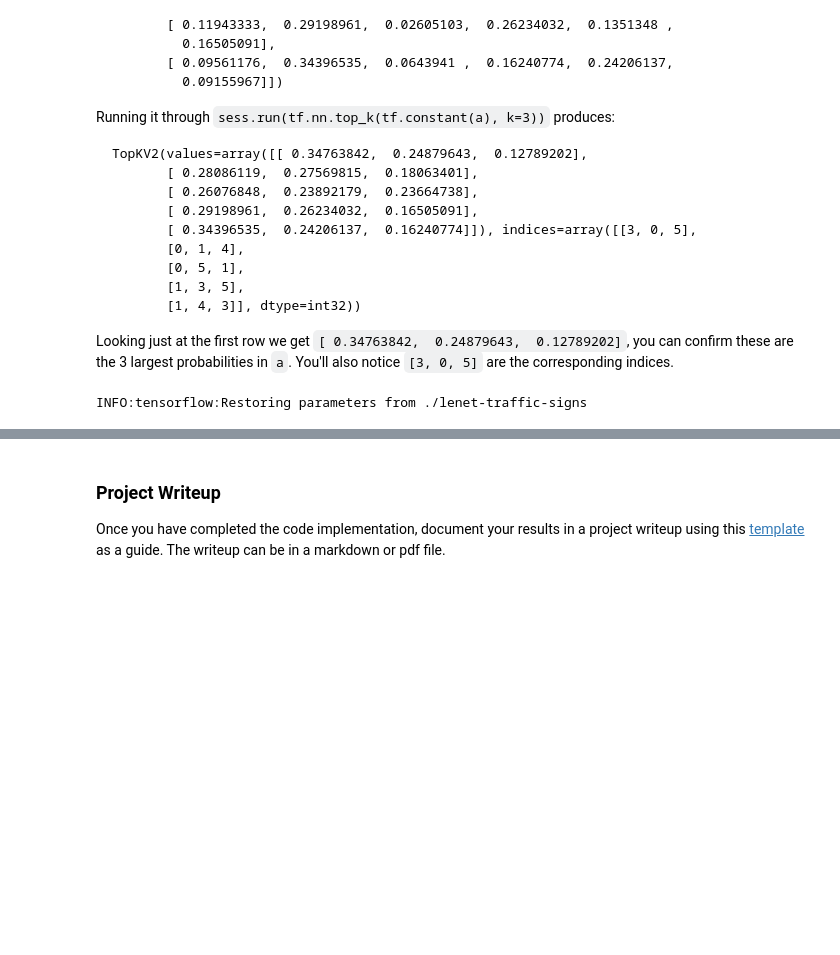
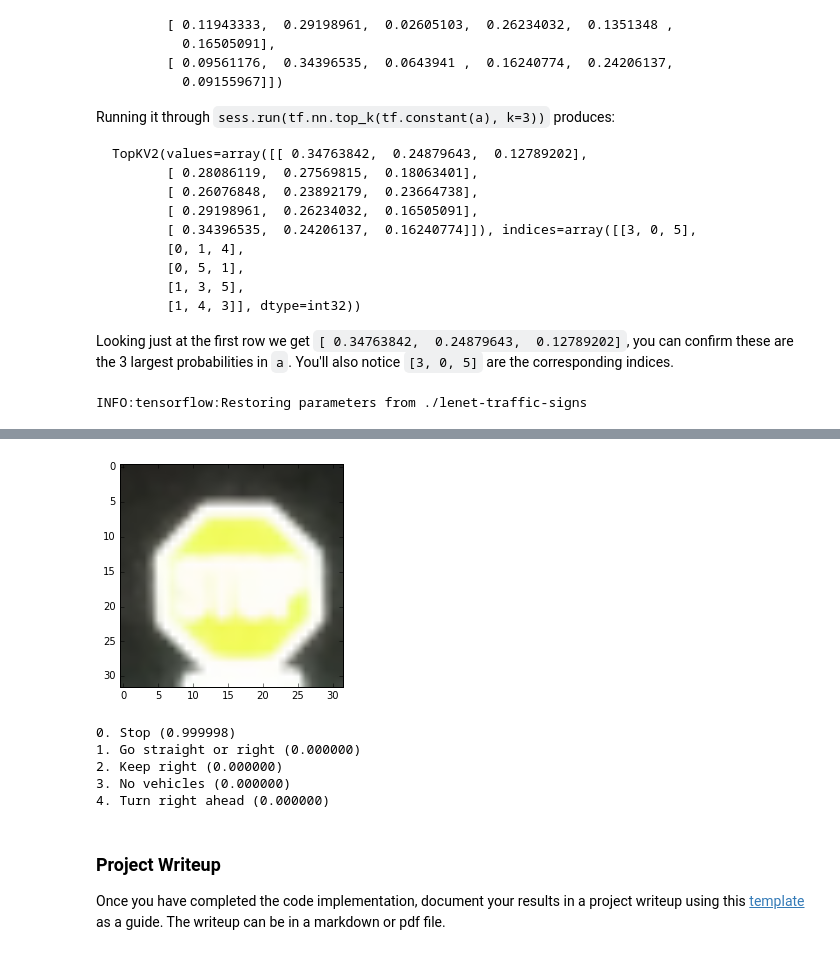
Before and after one commit to laurentgauthier/p-traffic-signs, a Jupyter notebook: Traffic_Sign_Classifier.ipynb, the cells around one changed output, grey strips where cells are left out. Saved outputs shown, nothing was run; the diff lists cells and outputs as text; code cells hidden in the pictures; blank space fills up the shorter version.

```diff
--- a/Traffic_Sign_Classifier.ipynb
+++ b/Traffic_Sign_Classifier.ipynb
@@ -657,3 +665,18 @@ for i in range(len(topk.indices[index])):
+# %%
+index = 14
+plt.imshow(personal_images[index])
+plt.show()
+%matplotlib inline
+# Display the results
+for i in range(len(topk.indices[index])):
+    print("%d. %s (%f)" % (i, signnames['SignName'][topk.indices[index][i]], topk.values[index][i]))
+# %% [output]
+[figure, added]
+0. Stop (0.999998)
+1. Go straight or right (0.000000)
+2. Keep right (0.000000)
+3. No vehicles (0.000000)
+4. Turn right ahead (0.000000)
 # %% [markdown]
 ### Project Writeup
 
```
Also changed, not shown: parts of 14 cells of this notebook, 7 other files.
